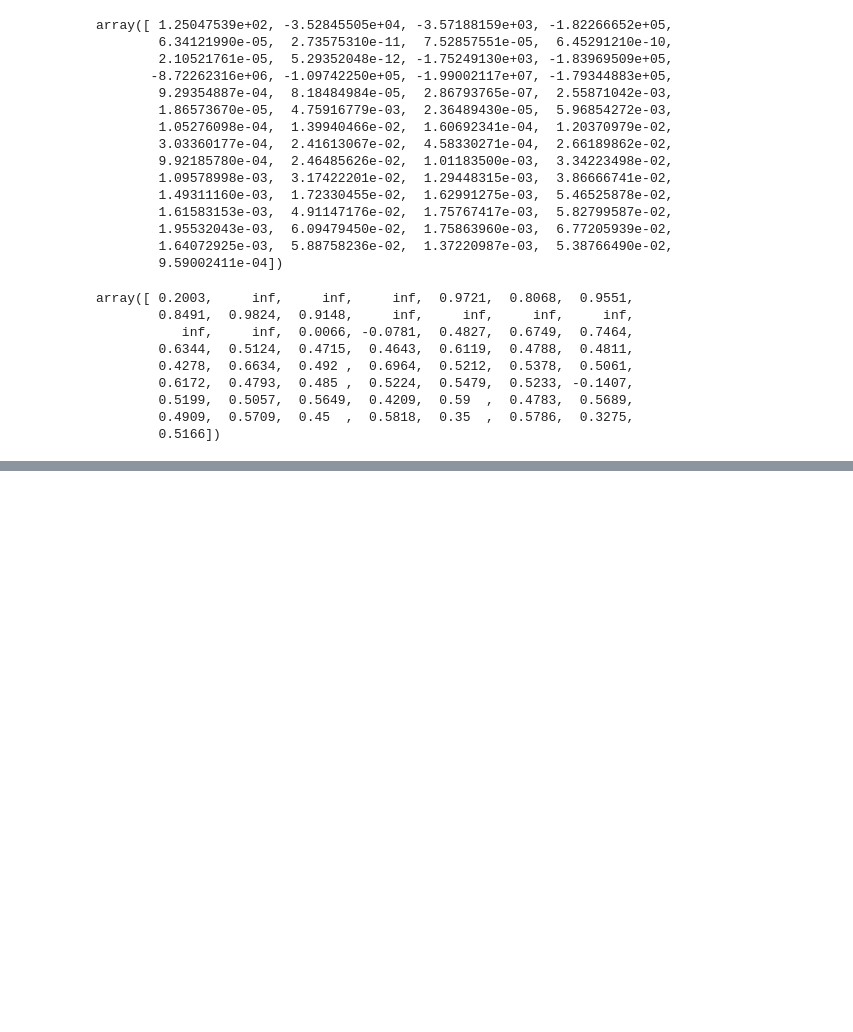
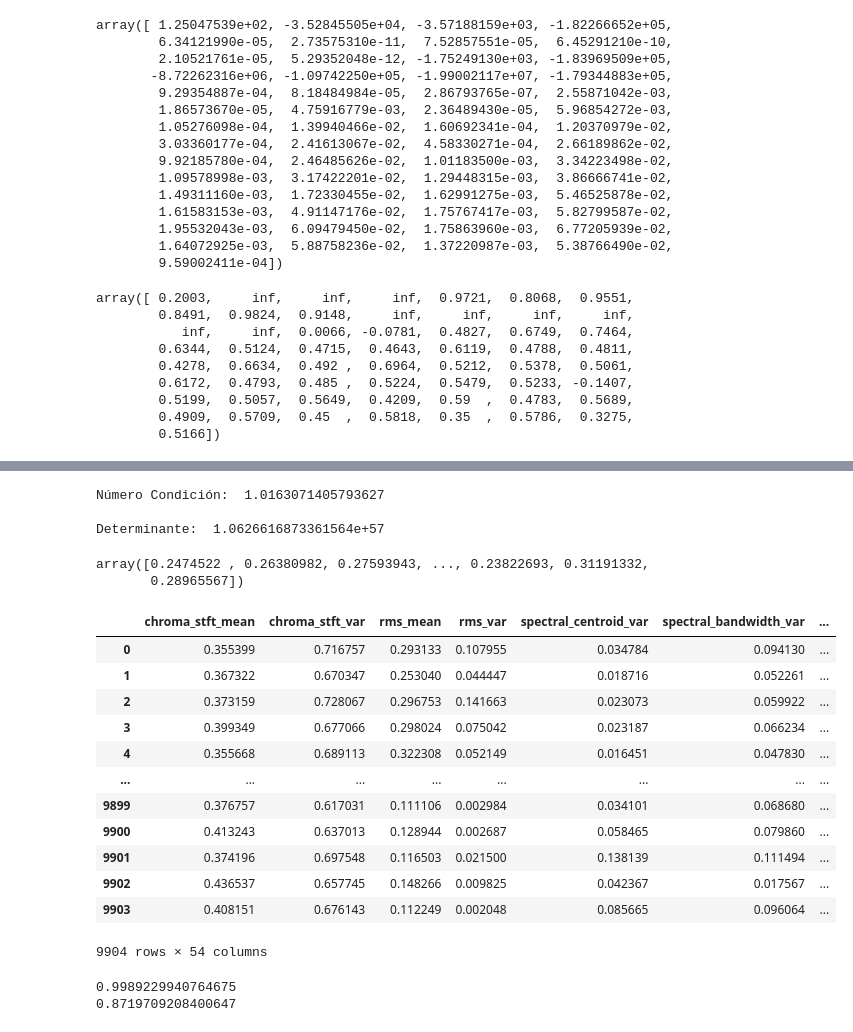
Before and after one commit to mmonto95eafit/music-genre, a Jupyter notebook: statistics/descripcion_datos_multivariantes.ipynb, the cells around one changed output, grey strips where cells are left out. Drawn from its saved outputs; the diff is of its cells as text; code cells hidden in the pictures; blank space fills up the shorter version.

```diff
--- a/statistics/descripcion_datos_multivariantes.ipynb
+++ b/statistics/descripcion_datos_multivariantes.ipynb
@@ -348,0 +517,40 @@ pd.DataFrame(R2,cols)
+# %%
+data_norm = scaler.fit_transform(data)
+# %%
+cov_i_norm = cov_h_norm + 10*np.eye(57, 57) ## ¿Cómo determinamos lamda?
+cond_i_norm = np.linalg.cond(cov_i_norm)
+det_i_norm = np.linalg.det(cov_i_norm)
+
+print("\nNúmero Condición: ",cond_i_norm)
+print("\nDeterminante: ",det_i_norm)
+# %% [output]
+Número Condición:  1.0163071405793627
+
+Determinante:  1.0626616873361564e+57
+# %%
+mahalanobis_dis_i_norm = mahalanobis(x=x_norm, data=data_norm, cov=cov_i_norm)
+mahalanobis_dis_i_norm
+# %% [output]
+array([0.2474522 , 0.26380982, 0.27593943, ..., 0.23822693, 0.31191332,
+       0.28965567])
+# %%
+x_filtered_norm = x_norm[mahalanobis_dis_i_norm < 0.4]
+y_filtered_norm = y[mahalanobis_dis_i_norm < 0.4]
+# %%
+df_x_filtered_norm = pd.DataFrame(x_filtered_norm,columns=cols)
+df_x_filtered_norm_cf = df_x_filtered_norm.drop(['spectral_centroid_mean','spectral_bandwidth_mean','rolloff_mean'],axis=1)
+df_x_filtered_norm_cf
+# %% [output]
+|  | chroma_stft_mean | chroma_stft_var | rms_mean | rms_var | spectral_centroid_var | spectral_bandwidth_var | ... |
+| 0 | 0.355399 | 0.716757 | 0.293133 | 0.107955 | 0.034784 | 0.094130 | ... |
+| 1 | 0.367322 | 0.670347 | 0.253040 | 0.044447 | 0.018716 | 0.052261 | ... |
+| 2 | 0.373159 | 0.728067 | 0.296753 | 0.141663 | 0.023073 | 0.059922 | ... |
+| 3 | 0.399349 | 0.677066 | 0.298024 | 0.075042 | 0.023187 | 0.066234 | ... |
+| 4 | 0.355668 | 0.689113 | 0.322308 | 0.052149 | 0.016451 | 0.047830 | ... |
+| ... | ... | ... | ... | ... | ... | ... | ... |
+| 9899 | 0.376757 | 0.617031 | 0.111106 | 0.002984 | 0.034101 | 0.068680 | ... |
+| 9900 | 0.413243 | 0.637013 | 0.128944 | 0.002687 | 0.058465 | 0.079860 | ... |
+| 9901 | 0.374196 | 0.697548 | 0.116503 | 0.021500 | 0.138139 | 0.111494 | ... |
+| 9902 | 0.436537 | 0.657745 | 0.148266 | 0.009825 | 0.042367 | 0.017567 | ... |
+| 9903 | 0.408151 | 0.676143 | 0.112249 | 0.002048 | 0.085665 | 0.096064 | ... |
+9904 rows × 54 columns
@@ -348,0 +561,11 @@ pd.DataFrame(R2,cols)
+# %%
+model_cf_filtered_norm = RandomForestClassifier()
+model_cf_filtered_norm.fit(x_train_cf_filtered_norm, y_train_cf_filtered_norm)
+train_cf_filtered_norm = model_cf_filtered_norm.score(x_train_cf_filtered_norm, y_train_cf_filtered_norm)
+test_cf_filtered_norm = model_cf_filtered_norm.score(x_test_cf_filtered_norm, y_test_cf_filtered_norm)
+
+print(train_cf_filtered_norm)
+print(test_cf_filtered_norm)
+# %% [output]
+0.9989229940764675
+0.8719709208400647
```
Also changed, not shown: parts of 27 cells of this notebook.
